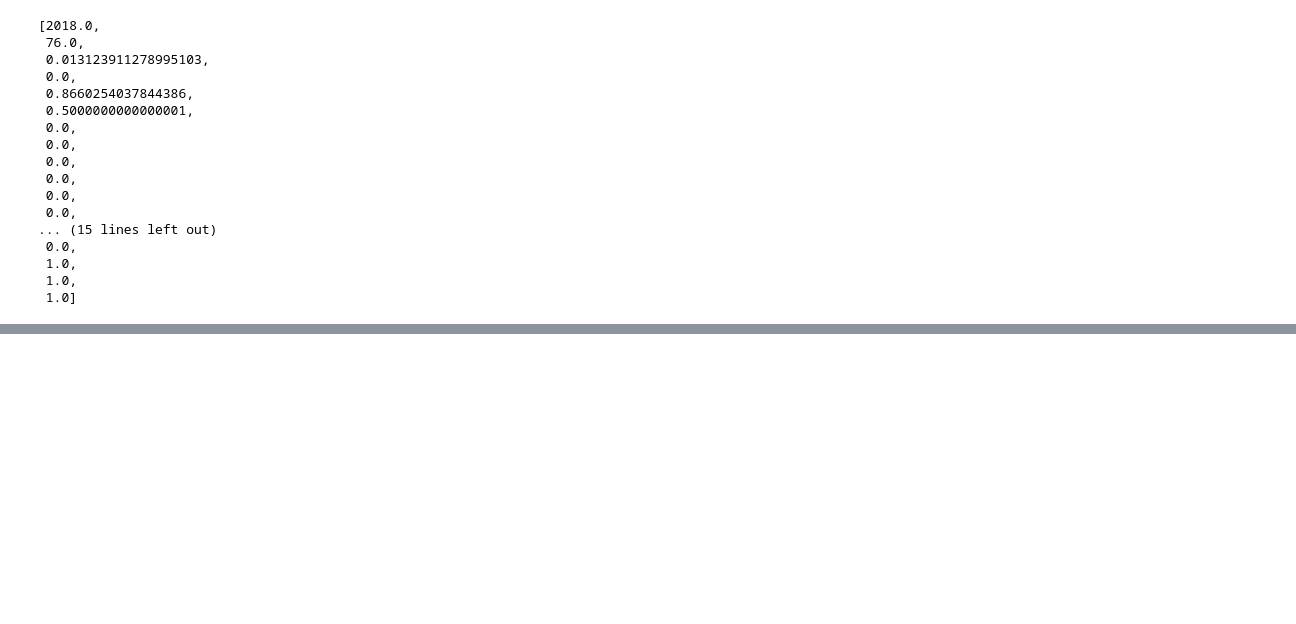
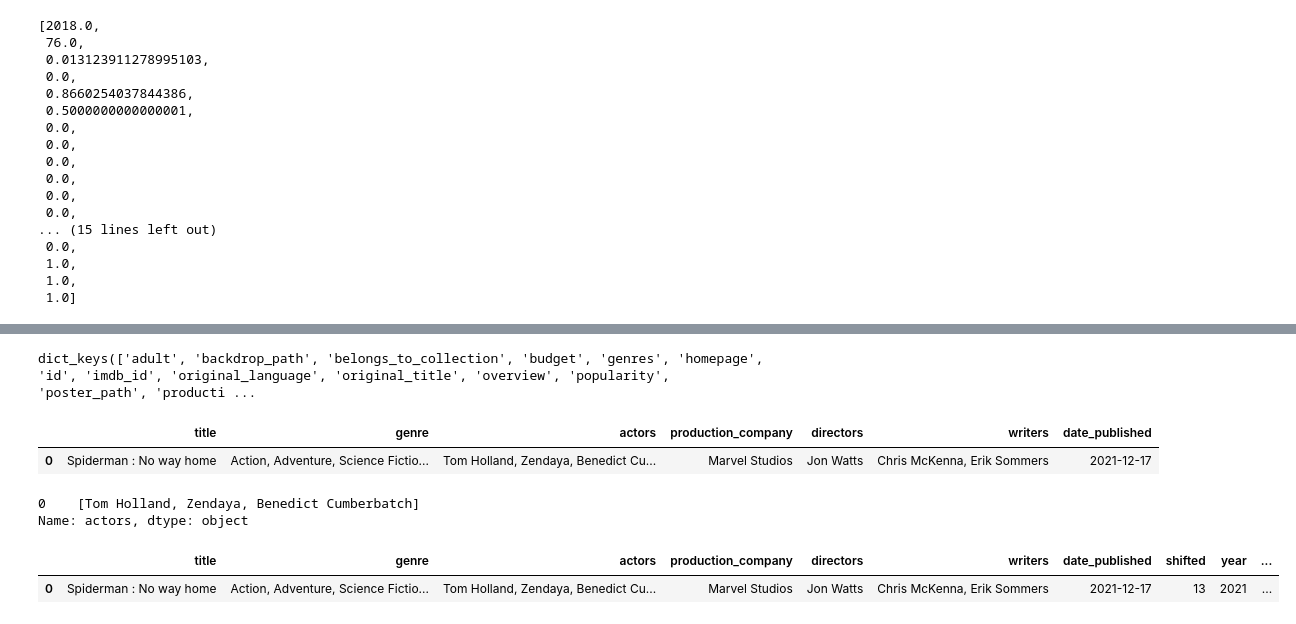
Before and after one commit to OscarTou/CinePred, a Jupyter notebook: notebooks/notebook test.ipynb, the cells around one changed output, grey strips where cells are left out. Saved outputs shown, nothing was run; the diff lists cells and outputs as text; code cells hidden in the pictures; blank space fills up the shorter version.

```diff
--- a/notebooks/notebook test.ipynb
+++ b/notebooks/notebook test.ipynb
@@ -214,0 +247,4 @@ search_actors('Brad Pitt')
+# %%
+spiderman.keys()
+# %% [output]
+dict_keys(['adult', 'backdrop_path', 'belongs_to_collection', 'budget', 'genres', 'homepage', 'id', 'imdb_id', 'original_language', 'original_title', 'overview', 'popularity', 'poster_path', 'producti ...
@@ -214,0 +255,5 @@ search_actors('Brad Pitt')
+# %%
+dataframe_test
+# %% [output]
+|  | title | genre | actors | production_company | directors | writers | date_published |
+| 0 | Spiderman : No way home | Action, Adventure, Science Fictio... | Tom Holland, Zendaya, Benedict Cu... | Marvel Studios | Jon Watts | Chris McKenna, Erik Sommers | 2021-12-17 |
@@ -214,0 +262,5 @@ search_actors('Brad Pitt')
+# %%
+actors
+# %% [output]
+0    [Tom Holland, Zendaya, Benedict Cumberbatch]
+Name: actors, dtype: object
@@ -214,0 +276,13 @@ search_actors('Brad Pitt')
+# %%
+dataframe_test['shifted'] = shifted
+# %%
+dataframe_test['year'] = 2021
+# %%
+dataframe_test['budget'] = 180_000_000
+# %%
+dataframe_test['duration'] = 150
+# %%
+dataframe_test
+# %% [output]
+|  | title | genre | actors | production_company | directors | writers | date_published | shifted | year | ... |
+| 0 | Spiderman : No way home | Action, Adventure, Science Fictio... | Tom Holland, Zendaya, Benedict Cu... | Marvel Studios | Jon Watts | Chris McKenna, Erik Sommers | 2021-12-17 | 13 | 2021 | ... |
```
Also changed, not shown: parts of 50 cells of this notebook, 3 other files.
